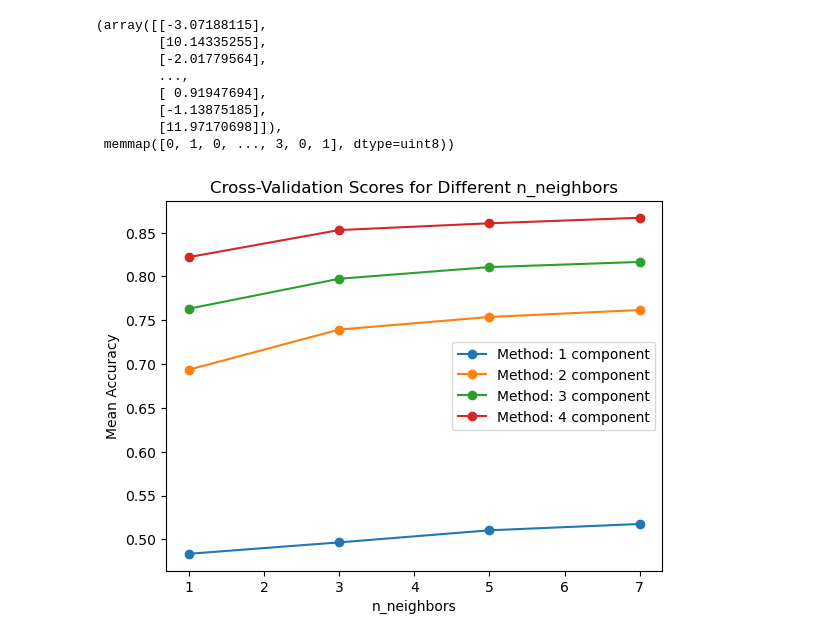
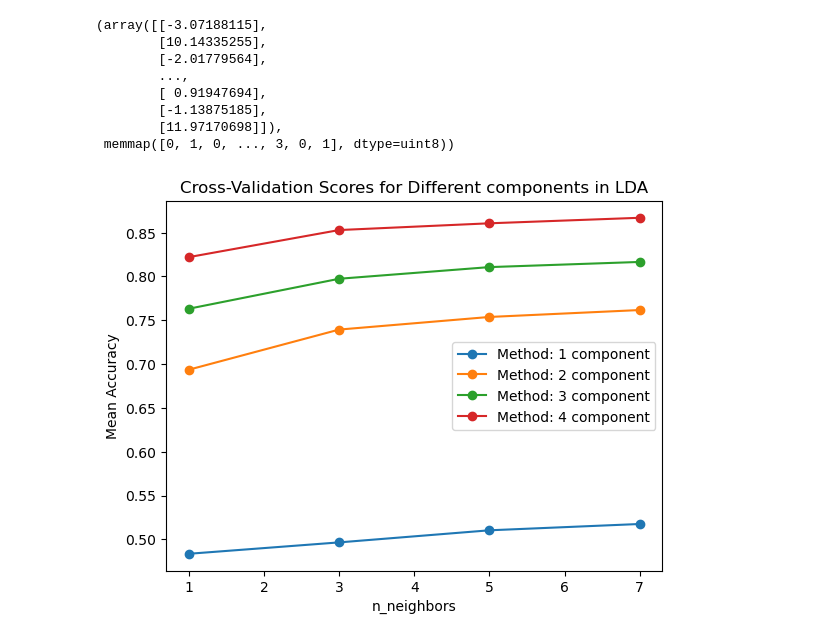
Before and after one commit to julielhagen/Clothing_classification-, a Jupyter notebook: Knn.ipynb, the cells around one changed output. Saved outputs shown, nothing was run; the diff lists cells and outputs as text; code cells hidden in the pictures.

```diff
--- a/Knn.ipynb
+++ b/Knn.ipynb
@@ -146,26 +181,26 @@ def lda_multi(n_components):
 # %%
 def cross_val(X_train, y_train, n, cv):
     classifier = KNeighborsClassifier(n_neighbors=n)
     scores = cross_val_score(classifier, X_train, y_train, cv=cv)
     return np.mean(scores)  # Return the mean score
 
 def cross_val_plot(data_sets, n_values, cv):
     Methods = ['1 component', '2 component', '3 component','4 component']
 
     for i, (X_train, y_train) in enumerate(data_sets):
         method_name = Methods[i]
         all_scores = [cross_val(X_train, y_train, n, cv) for n in n_values]
         plt.plot(n_values, all_scores, marker='o', label=f'Method: {method_name}')
 
     # Plotting
-    plt.title('Cross-Validation Scores for Different n_neighbors')
+    plt.title('Cross-Validation Scores for Different components in LDA')
     plt.xlabel('n_neighbors')
     plt.ylabel('Mean Accuracy')
     plt.legend()
     plt.show()
 
 data_sets = [(lda_multi(1)), (lda_multi(2)), (lda_multi(3)),(lda_multi(4))]
 
 cross_val_plot(data_sets,n_values,cv=5)
 # %% [output]
-[figure, old version]
+[figure, new version]
```
Also changed, not shown: parts of 9 cells of this notebook, 1 other file.
